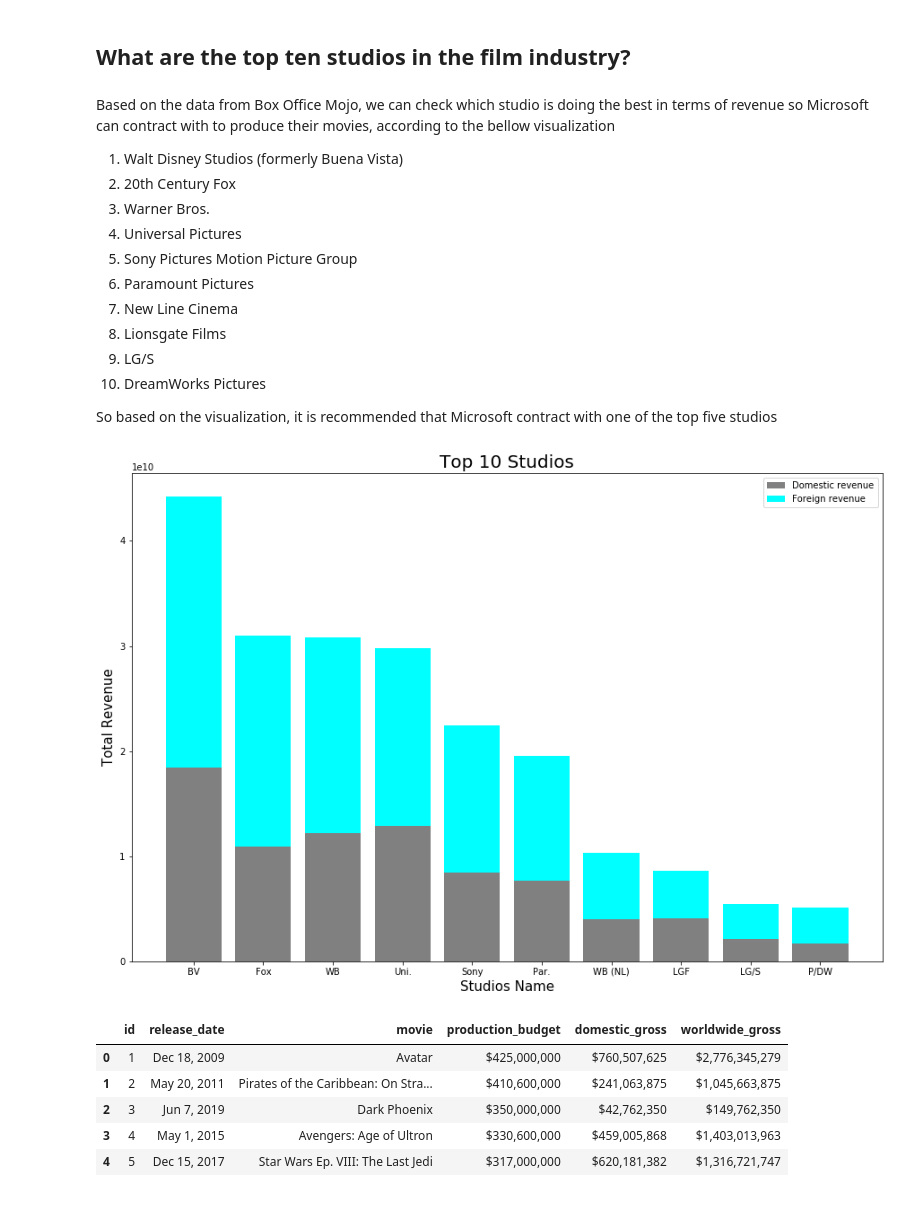
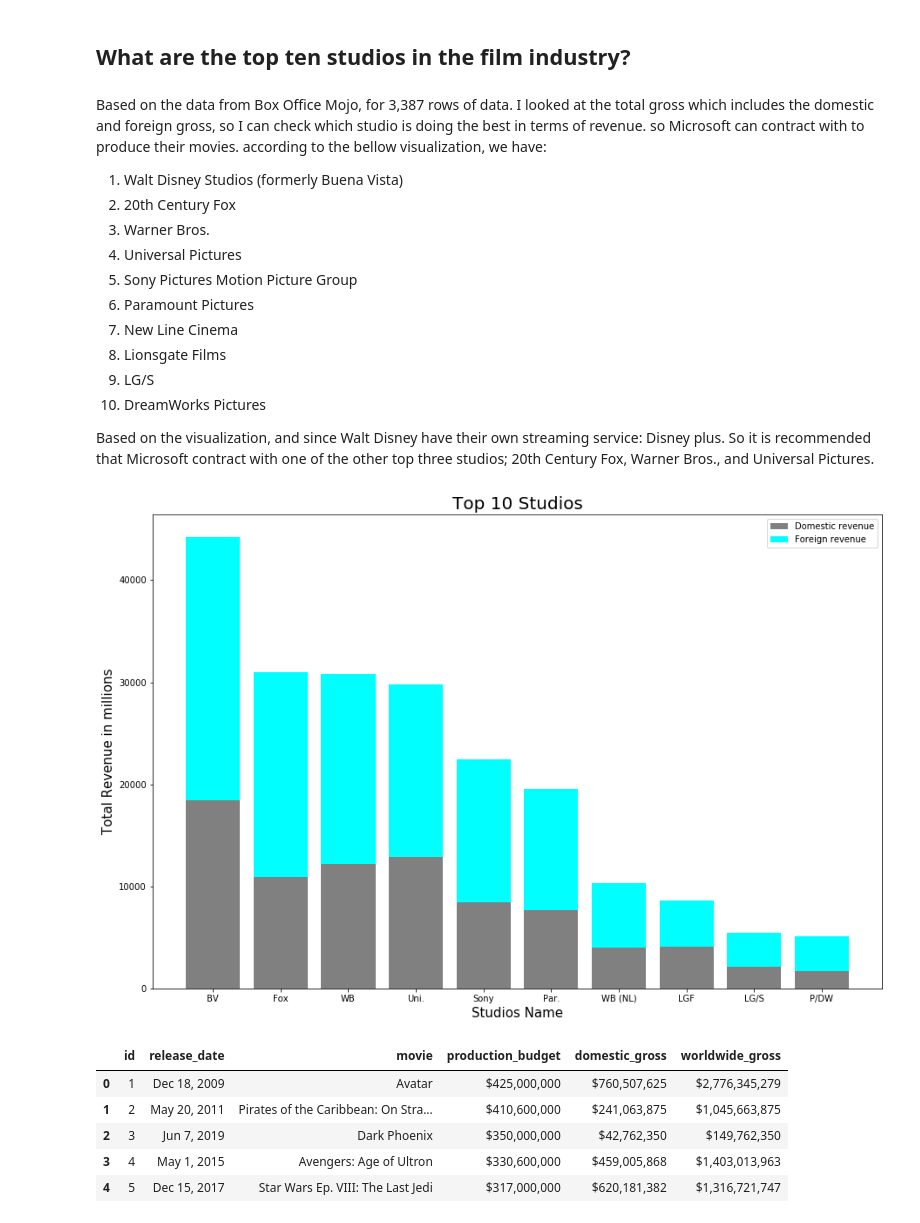
Before and after one commit to HudaKas/Microsoft-Movie-Analysis, a Jupyter notebook: Analysis notebook.ipynb, the cells around one changed output. Cells and saved outputs as stored; diff of their text form; code cells hidden in the pictures.

```diff
--- a/Analysis notebook.ipynb
+++ b/Analysis notebook.ipynb
@@ -213,7 +121,8 @@ top_ten.head()
 # %% [markdown]
 ##  What are the top ten studios in the film industry?
 # %% [markdown]
-Based on the data from Box Office Mojo, we can check which studio is doing the best in terms of revenue so Microsoft can contract with to produce their movies, according to the bellow visualization
+Based on the data from Box Office Mojo, for 3,387 rows of data. I looked at the total gross which includes the domestic and foreign gross, so I can check which studio is doing the best in terms of revenue. so Microsoft can contract with to produce their movies. according to the bellow visualization, we have:
+
 1. Walt Disney Studios (formerly Buena Vista)
 2. 20th Century Fox
 3. Warner Bros.
@@ -225,20 +134,20 @@ Based on the data from Box Office Mojo, we can check which studio is doing the b
 9. LG/S
 10. DreamWorks Pictures
 
-So based on the visualization, it is recommended that Microsoft contract with one of the top five studios
+Based on the visualization, and since Walt Disney have their own streaming service: Disney plus. So it is recommended that Microsoft contract with one of the other top three studios; 20th Century Fox, Warner Bros., and Universal Pictures.
 # %%
 plt.figure(figsize =(15,10)) #using Matplotlib for graphing
-plt.bar(top_ten["studio"], top_ten["domestic_gross"], color='gray')
-plt.bar(top_ten["studio"], top_ten["foreign_gross"], color='cyan', bottom=top_ten["domestic_gross"])
+plt.bar(top_ten["studio"], top_ten["domestic_gross"]/1000000, color='gray')
+plt.bar(top_ten["studio"], top_ten["foreign_gross"]/1000000, color='cyan', bottom=top_ten["domestic_gross"]/1000000)
 plt.xlabel('Studios Name', fontsize=15)
-plt.ylabel('Total Revenue', fontsize=15)
+plt.ylabel('Total Revenue in millions', fontsize=15)
 plt.xticks(top_ten["studio"])
 plt.legend(['Domestic revenue', 'Foreign revenue'])
 plt.title('Top 10 Studios', fontsize=20)
 plt.xticks(np.arange(len(top_ten["studio"])), top_ten["studio"])
 plt.show()
 # %% [output]
-[figure, old version]
+[figure, new version]
 # %%
 df00 = pd.read_csv('zippedData/tn.movie_budgets.csv.gz', compression='gzip')# data from The numbers (TN)
 df00.head() # check what we have in the first row by using .head()
```
Also changed, not shown: parts of 32 cells of this notebook, 2 other files.
